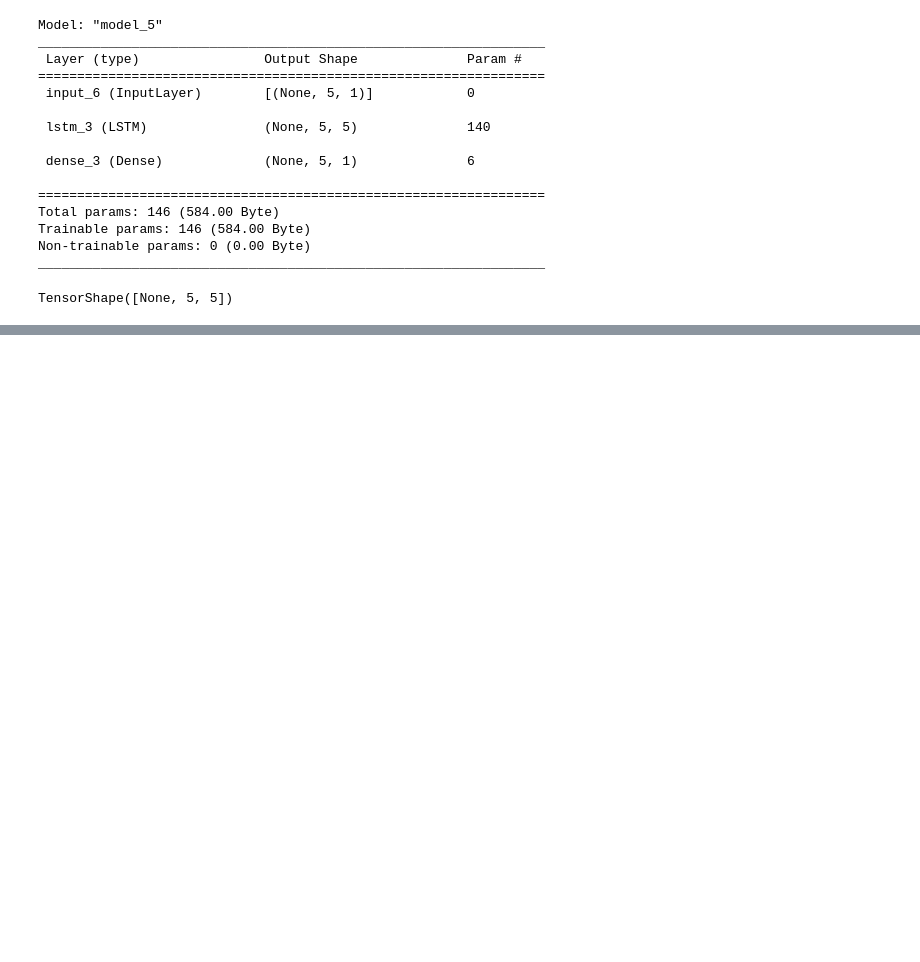
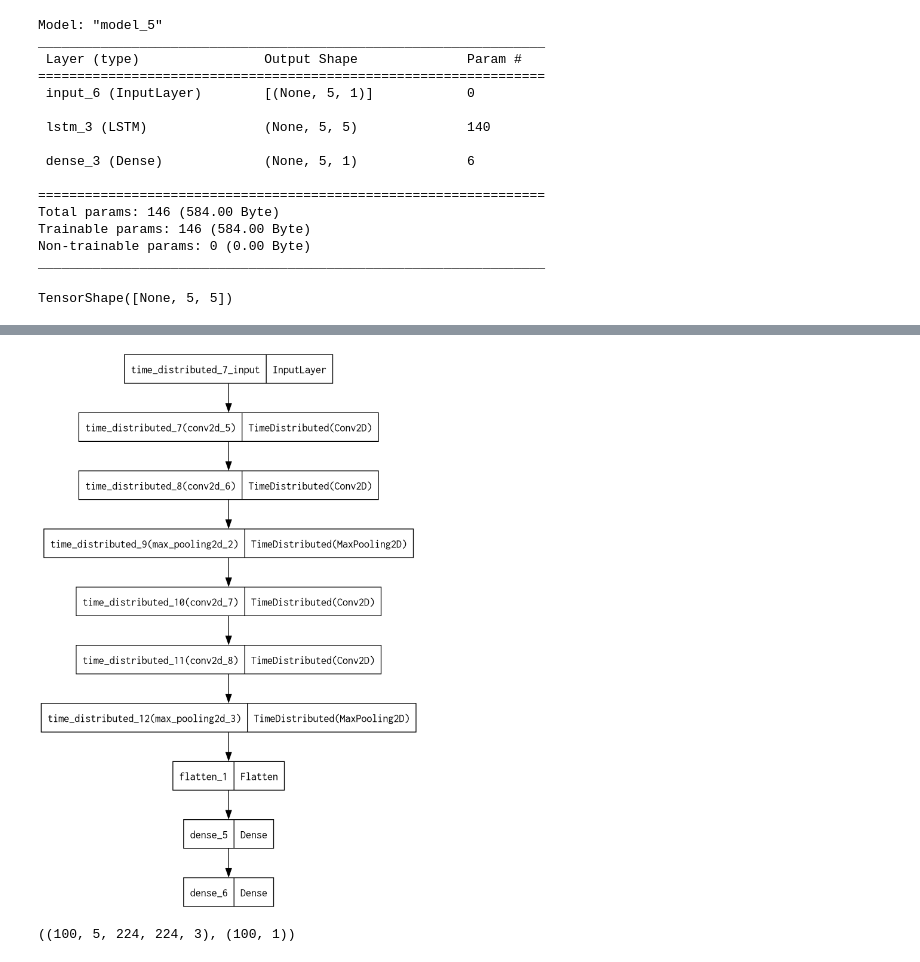
Before and after one commit to Gayara-Fernando/seq_2_seq, a Jupyter notebook: TimeDistributed_layer.ipynb, the cells around one changed output, grey strips where cells are left out. Cells and saved outputs as stored; diff of their text form; code cells hidden in the pictures; blank space fills up the shorter version.

```diff
--- a/TimeDistributed_layer.ipynb
+++ b/TimeDistributed_layer.ipynb
@@ -535,0 +621,43 @@ TensorShape([None, 5, 5])
+# %%
+model = Sequential()
+# input, with 64 convolutions for 5 images
+# that have (224, 224, 3) shape
+model.add(TimeDistributed(Conv2D(64, (3,3), padding='same', strides=(2,2), activation='relu'), input_shape = (5, 224, 224, 3)))
+model.add(
+    TimeDistributed(
+        Conv2D(64, (3,3),
+            padding='same', strides=(2,2), activation='relu')
+    )
+)
+model.add(
+    TimeDistributed(
+        MaxPooling2D((2,2), strides=(2,2))
+    )
+)
+# Second conv, 128
+model.add(
+    TimeDistributed(
+        Conv2D(128, (3,3),
+            padding='same', strides=(2,2), activation='relu')
+    )
+)
+model.add(
+    TimeDistributed(
+        Conv2D(128, (3,3),
+            padding='same', strides=(2,2), activation='relu')
+    )
+)
+model.add(
+    TimeDistributed(
+        MaxPooling2D((2,2), strides=(2,2))
+    )
+)
+## and so on with 512, 1024...
+## ...
+# then we can use Flatten to reduce dimension to 1
+model.add(Flatten())
+## and then... merge the entire outputs to
+## be able to use Dense(), and make predictions...
+model.add(Dense(10))
+
+model.add(Dense(1))
@@ -535,0 +684,4 @@ TensorShape([None, 5, 5])
+# %%
+tf.keras.utils.plot_model(model)
+# %% [output]
+[figure, added]
@@ -535,0 +694,4 @@ TensorShape([None, 5, 5])
+# %%
+x_data.shape, y_data.shape
+# %% [output]
+((100, 5, 224, 224, 3), (100, 1))
```
Also changed, not shown: parts of 37 cells of this notebook, 1 other file.
